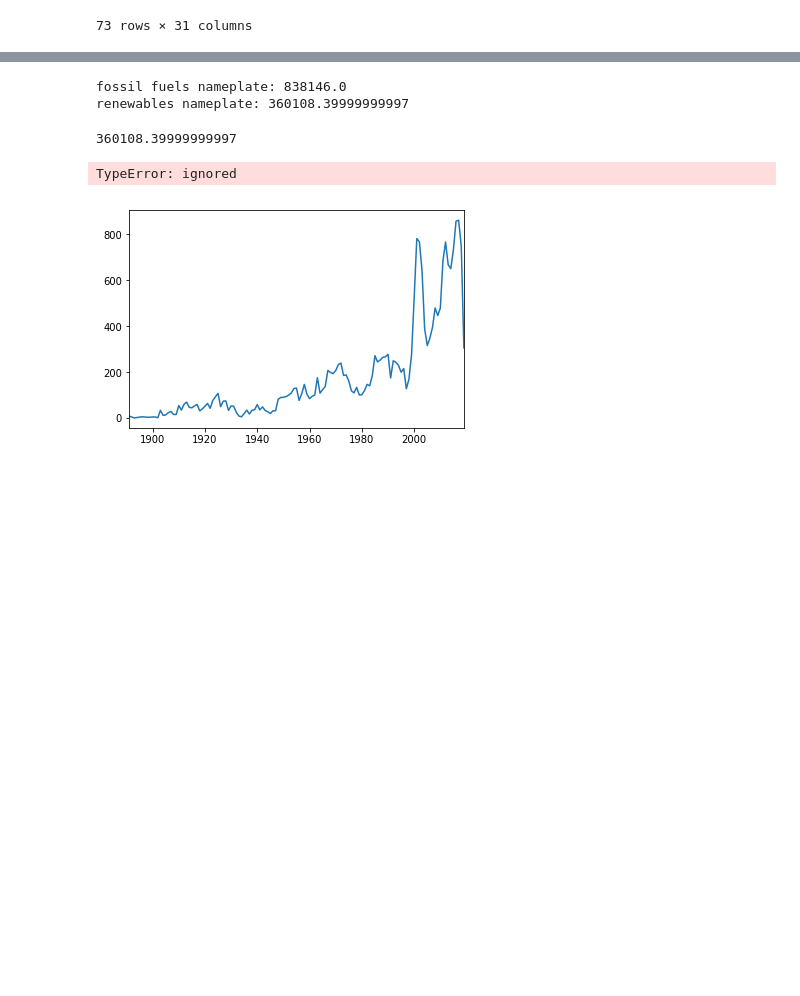
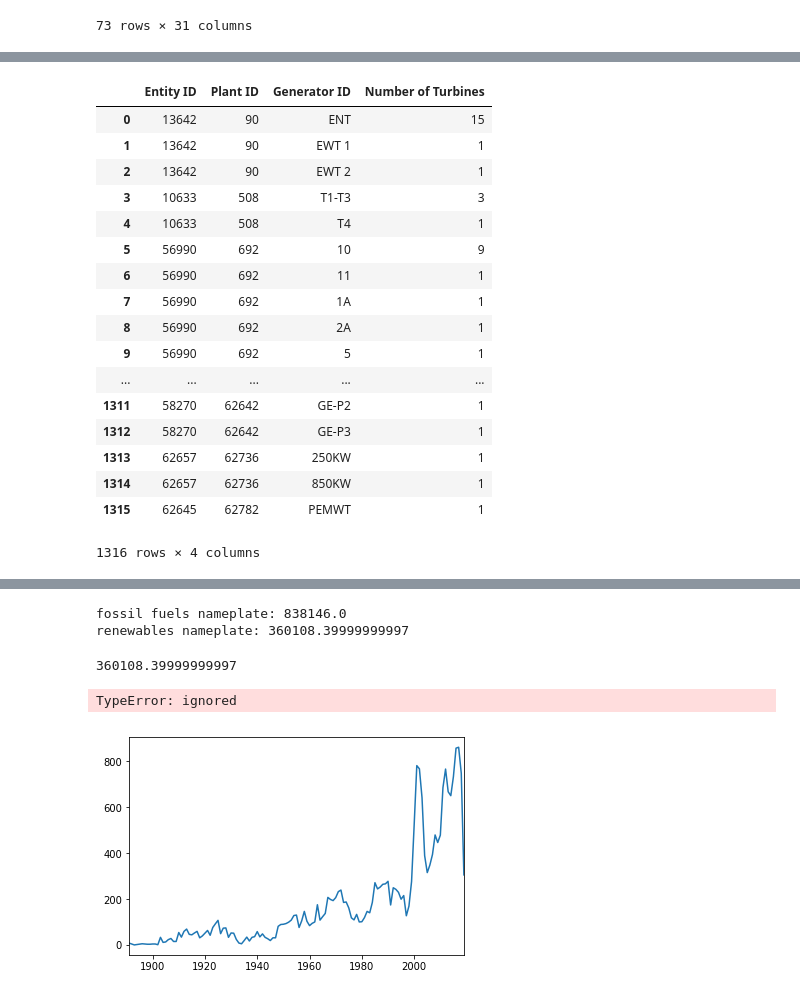
Before and after one commit to Tclack88/Lambda, a Jupyter notebook: module1/assignment_applied_modeling_1.ipynb, the cells around one changed output, grey strips where cells are left out. Cells and saved outputs as stored; diff of their text form; code cells hidden in the pictures; blank space fills up the shorter version.

```diff
--- a/module1/assignment_applied_modeling_1.ipynb
+++ b/module1/assignment_applied_modeling_1.ipynb
@@ -225,0 +251,27 @@ data['Unit Code'].nunique()
+# %%
+wind_dat = pd.read_excel("3_2_Wind_Y2018.xlsx",header=1)
+
+wind_dat = wind_dat.iloc[:,[0,2,6,17]]
+rename = {'Utility ID':'Entity ID','Plant Code':'Plant ID'}
+
+wind_dat = wind_dat.rename(columns = rename)
+wind_dat
+# %% [output]
+|  | Entity ID | Plant ID | Generator ID | Number of Turbines |
+| 0 | 13642 | 90 | ENT | 15 |
+| 1 | 13642 | 90 | EWT 1 | 1 |
+| 2 | 13642 | 90 | EWT 2 | 1 |
+| 3 | 10633 | 508 | T1-T3 | 3 |
+| 4 | 10633 | 508 | T4 | 1 |
+| 5 | 56990 | 692 | 10 | 9 |
+| 6 | 56990 | 692 | 11 | 1 |
+| 7 | 56990 | 692 | 1A | 1 |
+| 8 | 56990 | 692 | 2A | 1 |
+| 9 | 56990 | 692 | 5 | 1 |
+| ... | ... | ... | ... | ... |
+| 1311 | 58270 | 62642 | GE-P2 | 1 |
+| 1312 | 58270 | 62642 | GE-P3 | 1 |
+| 1313 | 62657 | 62736 | 250KW | 1 |
+| 1314 | 62657 | 62736 | 850KW | 1 |
+| 1315 | 62645 | 62782 | PEMWT | 1 |
+1316 rows × 4 columns
```
Also changed, not shown: parts of 16 cells of this notebook.
